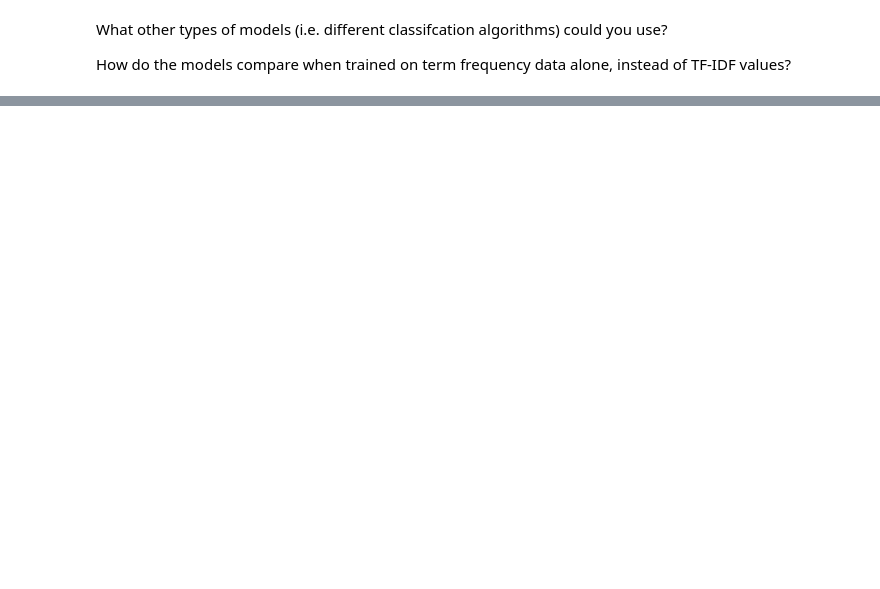
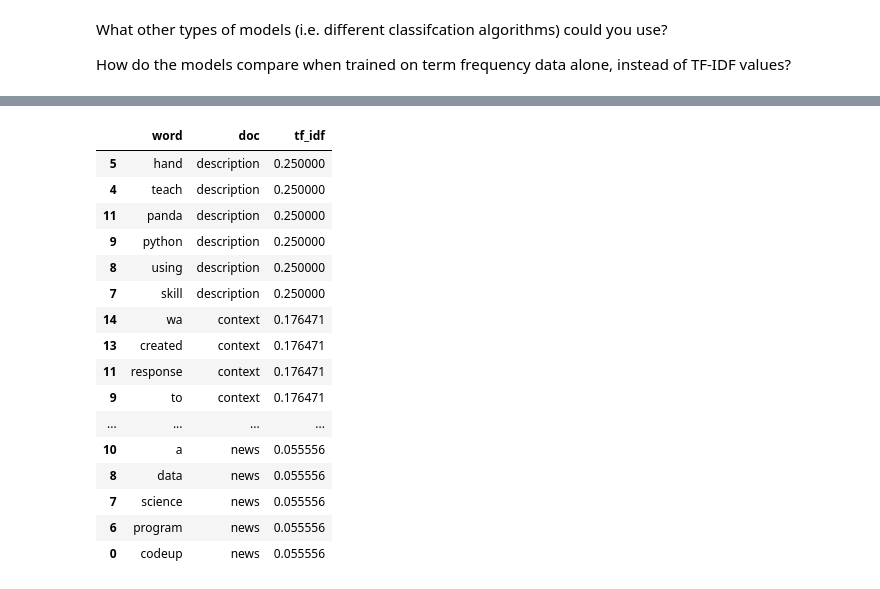
Before and after one commit to paigerackley/natural-language-processing-exercises, a Jupyter notebook: modeling.ipynb, the cells around one changed output, grey strips where cells are left out. Saved outputs shown, nothing was run; the diff lists cells and outputs as text; code cells hidden in the pictures; blank space fills up the shorter version.

```diff
--- a/modeling.ipynb
+++ b/modeling.ipynb
@@ -58,0 +82,18 @@ words = pd.Series(document.split())
+# %%
+# A simple way to calculate idf for demonstration. Note that this
+# function relies on the globally defined documents variable.
+def idf(word):
+    n_occurences = sum([1 for doc in documents.values() if word in doc])
+    return len(documents) / n_occurences
+
+# Get a list of the unique words
+unique_words = pd.Series(' '.join(documents.values()).split()).unique()
+
+# put the unique words into a data frame
+(pd.DataFrame(dict(word=unique_words))
+ # calculate the idf for each word
+ .assign(idf=lambda df: df.word.apply(idf))
+ # sort the data for presentation purposes
+ .set_index('word')
+ .sort_values(by='idf', ascending=False)
+ .head(5))
@@ -58,0 +108,44 @@ words = pd.Series(document.split())
+# %%
+tfs = []
+
+# We'll caclulate the tf-idf value for every word across every document
+
+# Start by iterating over all the documents
+for doc, text in documents.items():
+    # We'll make a data frame that contains the tf for every word in every document
+    df = (pd.Series(text.split())
+          .value_counts()
+          .reset_index()
+          .set_axis(['word', 'raw_count'], axis=1, inplace=False)
+          .assign(tf=lambda df: df.raw_count / df.shape[0])
+          .drop(columns='raw_count')
+          .assign(doc=doc))
+    # Then add that data frame to our list
+    tfs.append(df)
+
+# We'll then concatenate all the tf values together.
+(pd.concat(tfs)
+ # calculate the idf value for each word
+ .assign(idf=lambda df: df.word.apply(idf))
+ # then use the if and idf values to calculate tf-idf
+ .assign(tf_idf=lambda df: df.idf * df.tf)
+ .drop(columns=['tf', 'idf'])
+ .sort_values(by='tf_idf', ascending=False))
+# %% [output]
+|  | word | doc | tf_idf |
+| 5 | hand | description | 0.250000 |
+| 4 | teach | description | 0.250000 |
+| 11 | panda | description | 0.250000 |
+| 9 | python | description | 0.250000 |
+| 8 | using | description | 0.250000 |
+| 7 | skill | description | 0.250000 |
+| 14 | wa | context | 0.176471 |
+| 13 | created | context | 0.176471 |
+| 11 | response | context | 0.176471 |
+| 9 | to | context | 0.176471 |
+| ... | ... | ... | ... |
+| 10 | a | news | 0.055556 |
+| 8 | data | news | 0.055556 |
+| 7 | science | news | 0.055556 |
+| 6 | program | news | 0.055556 |
+| 0 | codeup | news | 0.055556 |
```
Also changed, not shown: parts of 10 cells of this notebook.
